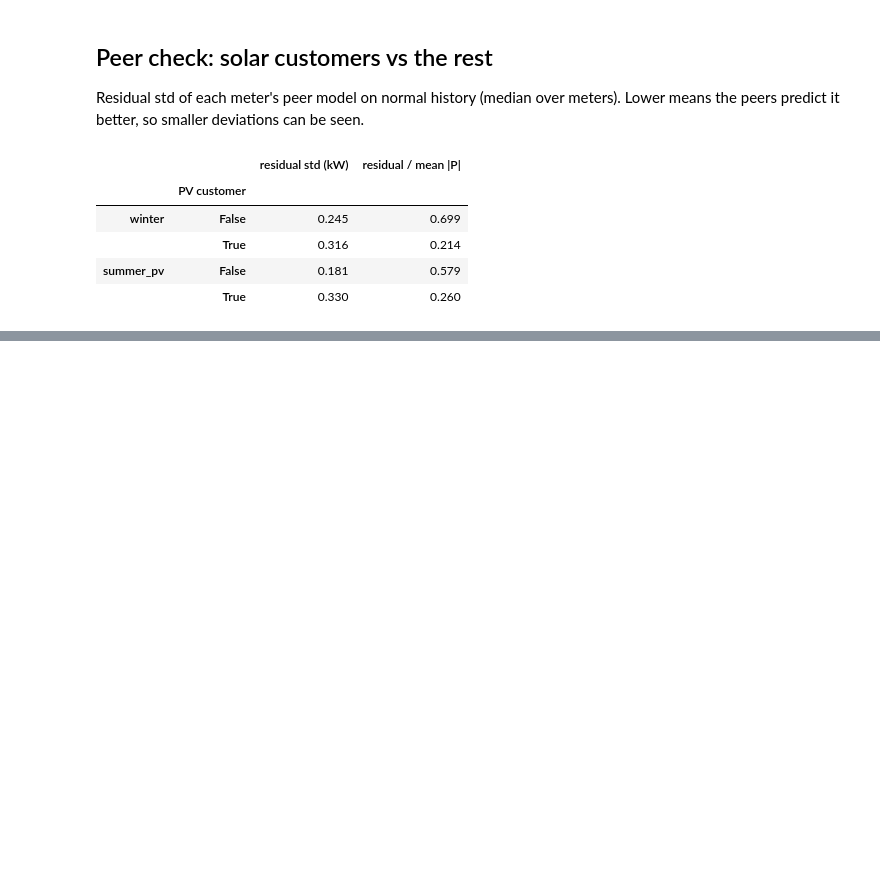
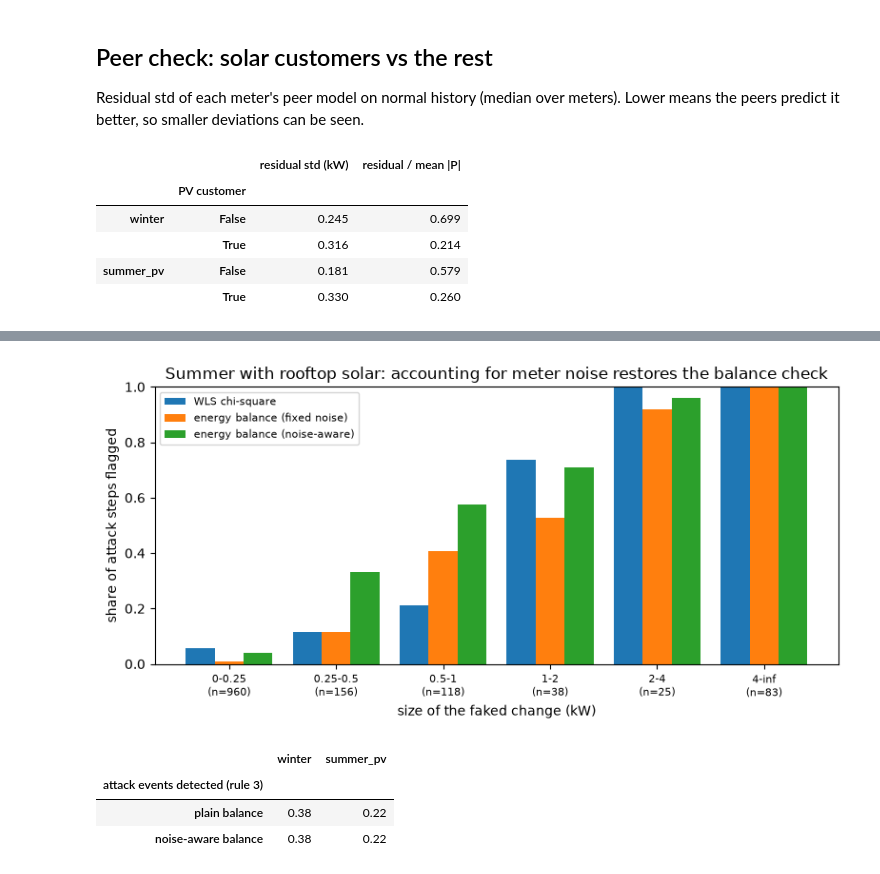
Before and after one commit to oluwadamme/meter-trust, a Jupyter notebook: notebooks/05_rooftop_pv.ipynb, the cells around one changed output, grey strips where cells are left out. Drawn from its saved outputs; the diff is of its cells as text; code cells hidden in the pictures; blank space fills up the shorter version.

```diff
--- a/notebooks/05_rooftop_pv.ipynb
+++ b/notebooks/05_rooftop_pv.ipynb
@@ -120,0 +132,24 @@ pd.concat({name: pipeline.peer_quality(*r) for name, r in runs.items()}, axis=0)
+# %%
+data, out = runs["summer_pv"]
+fl = {"chi2": out["wls"].flag, "balance": out["bal_flag"], "balance_nw": out["bal_nw_flag"]}
+tab = ev.attack_size_table(data, out, flags=fl)
+fig, ax = plt.subplots(figsize=(8, 4))
+x = np.arange(len(tab)); w = 0.27
+for i, (k, c, lab) in enumerate([("chi2", "tab:blue", "WLS chi-square"), ("balance", "tab:orange", "energy balance (fixed noise)"),
+                                 ("balance_nw", "tab:green", "energy balance (noise-aware)")]):
+    ax.bar(x + (i - 1) * w, tab[k], w, color=c, label=lab)
+ax.set_xticks(x, [f"{iv.left:g}-{iv.right:g}\n(n={n})" for iv, n in zip(tab.index, tab.steps)], fontsize=8)
+ax.set_xlabel("size of the faked change (kW)"); ax.set_ylabel("share of attack steps flagged"); ax.set_ylim(0, 1)
+ax.set_title("Summer with rooftop solar: accounting for meter noise restores the balance check")
+ax.legend(fontsize=8); fig.tight_layout(); fig.savefig(FIG / "attack_size_noise_aware.png", dpi=150)
+# %% [output]
+[figure, added]
+# %%
+pd.DataFrame({name: {"plain balance": ev.detection(d["episodes"][~d["episodes"].subtype.isin(sc.PV_SUBTYPES)], o["pred"]["balance"]).groupby("cls").detected.mean().get("attack"),
+                     "noise-aware balance": ev.detection(d["episodes"][~d["episodes"].subtype.isin(sc.PV_SUBTYPES)], o["pred_extra"]["balance_nw"]).groupby("cls").detected.mean().get("attack")}
+              for name, (d, o) in runs.items()}).round(2).rename_axis("attack events detected (rule 3)")
+# %% [output]
+|  | winter | summer_pv |
+| attack events detected (rule 3) |  |  |
+| plain balance | 0.38 | 0.22 |
+| noise-aware balance | 0.38 | 0.22 |
```
Also changed, not shown: parts of 12 cells of this notebook, 9 other files.
